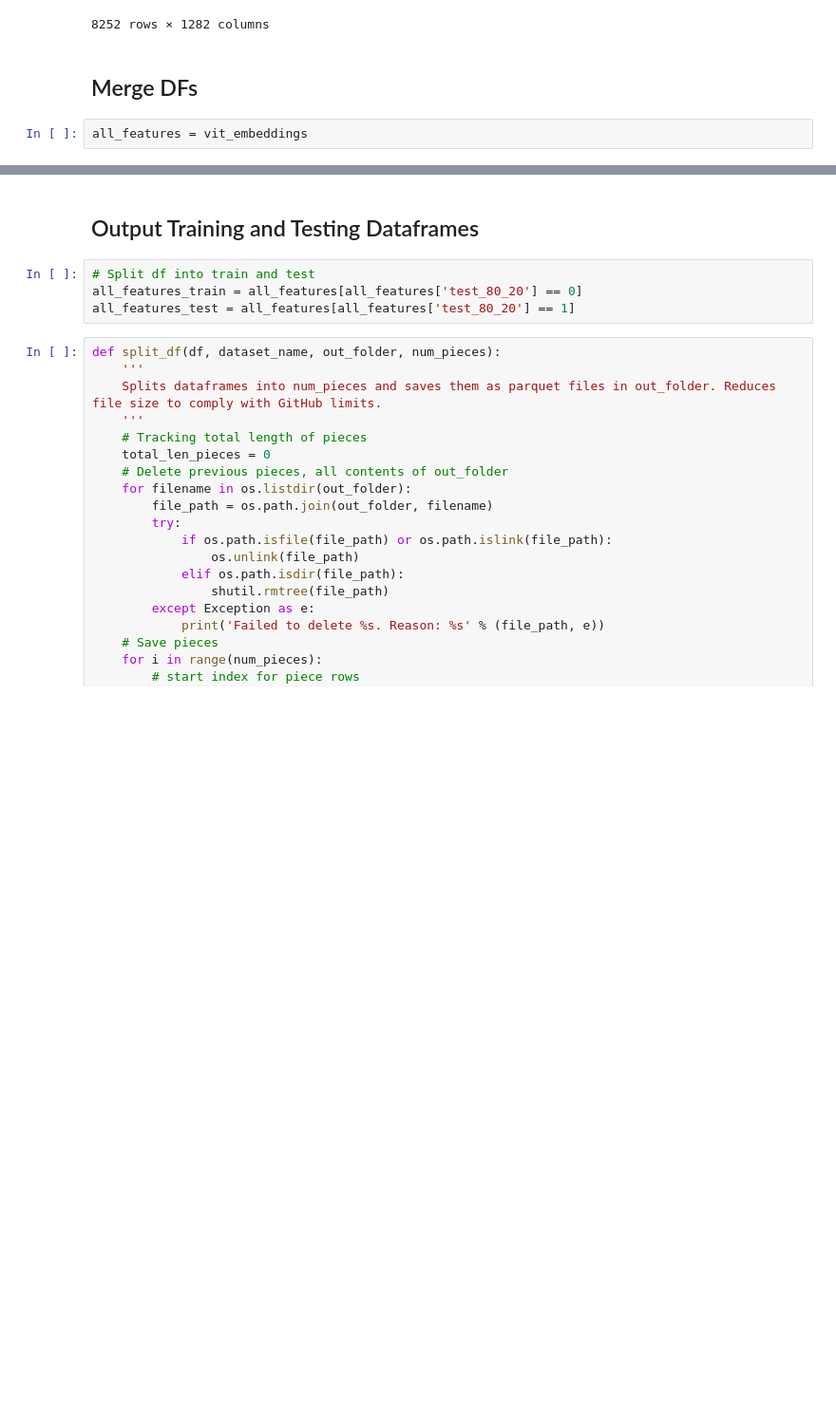
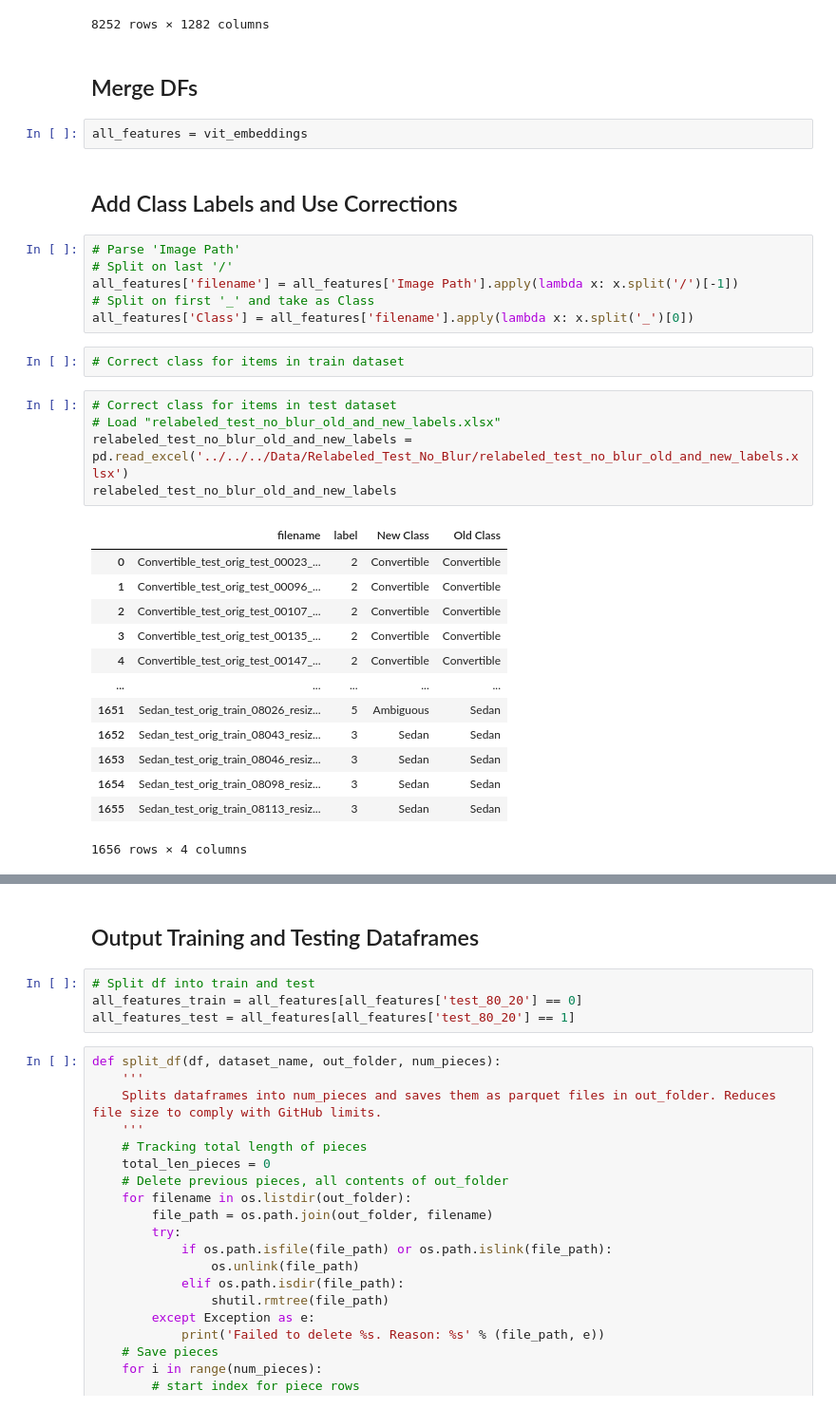
Before and after one commit to ijyliu/computer-vision-project, a Jupyter notebook: Code/Feature Construction/Combine All Features/Combine All Features.ipynb, the cells around one changed output, grey strips where cells are left out. Shown: that part at 95% size. Cells and saved outputs as stored; diff of their text form; blank space fills up the shorter version.

```diff
--- a/Code/Feature Construction/Combine All Features/Combine All Features.ipynb
+++ b/Code/Feature Construction/Combine All Features/Combine All Features.ipynb
@@ -47,3 +47,32 @@ vit_embeddings
 ## Merge DFs
 # %%
 all_features = vit_embeddings
+# %% [markdown]
+## Add Class Labels and Use Corrections
+# %%
+# Parse 'Image Path'
+# Split on last '/'
+all_features['filename'] = all_features['Image Path'].apply(lambda x: x.split('/')[-1])
+# Split on first '_' and take as Class
+all_features['Class'] = all_features['filename'].apply(lambda x: x.split('_')[0])
+# %%
+# Correct class for items in train dataset
+# %%
+# Correct class for items in test dataset
+# Load "relabeled_test_no_blur_old_and_new_labels.xlsx"
+relabeled_test_no_blur_old_and_new_labels = pd.read_excel('../../../Data/Relabeled_Test_No_Blur/relabeled_test_no_blur_old_and_new_labels.xlsx')
+relabeled_test_no_blur_old_and_new_labels
+# %% [output]
+|  | filename | label | New Class | Old Class |
+| 0 | Convertible_test_orig_test_00023_... | 2 | Convertible | Convertible |
+| 1 | Convertible_test_orig_test_00096_... | 2 | Convertible | Convertible |
+| 2 | Convertible_test_orig_test_00107_... | 2 | Convertible | Convertible |
+| 3 | Convertible_test_orig_test_00135_... | 2 | Convertible | Convertible |
+| 4 | Convertible_test_orig_test_00147_... | 2 | Convertible | Convertible |
+| ... | ... | ... | ... | ... |
+| 1651 | Sedan_test_orig_train_08026_resiz... | 5 | Ambiguous | Sedan |
+| 1652 | Sedan_test_orig_train_08043_resiz... | 3 | Sedan | Sedan |
+| 1653 | Sedan_test_orig_train_08046_resiz... | 3 | Sedan | Sedan |
+| 1654 | Sedan_test_orig_train_08098_resiz... | 3 | Sedan | Sedan |
+| 1655 | Sedan_test_orig_train_08113_resiz... | 3 | Sedan | Sedan |
+1656 rows × 4 columns
```
Also changed, not shown: parts of 1 cell of this notebook, 32 other files.
